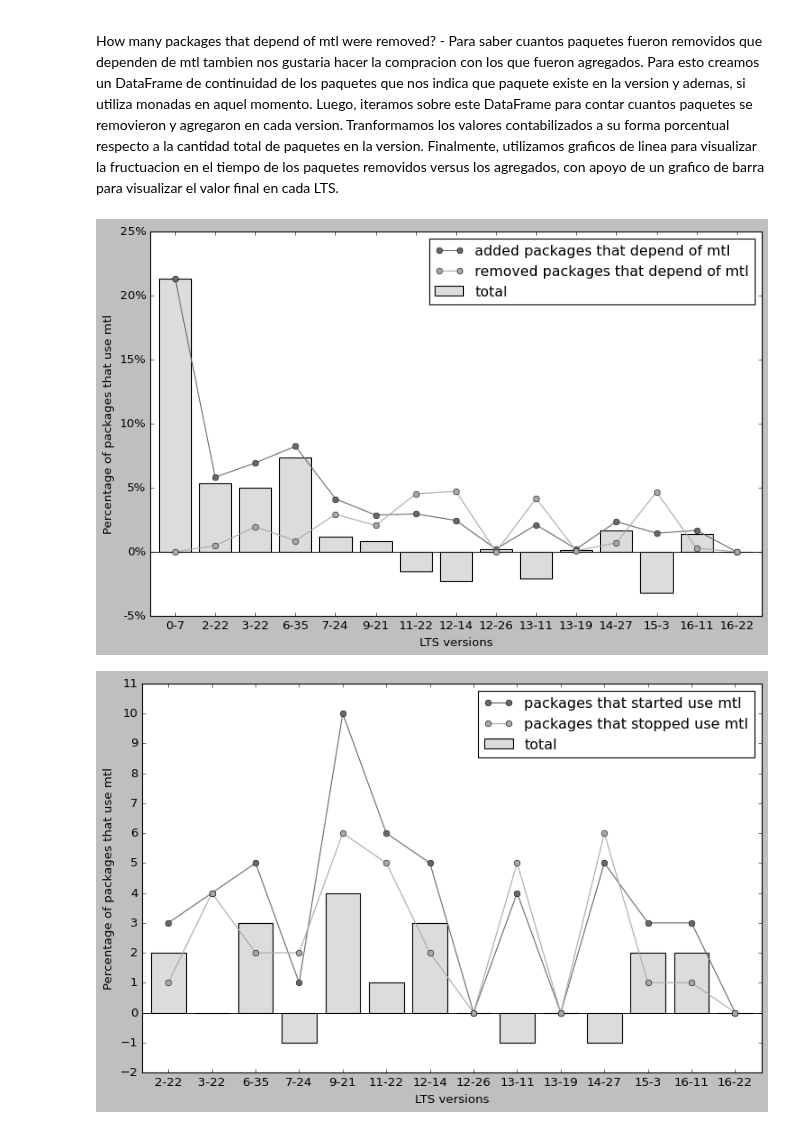
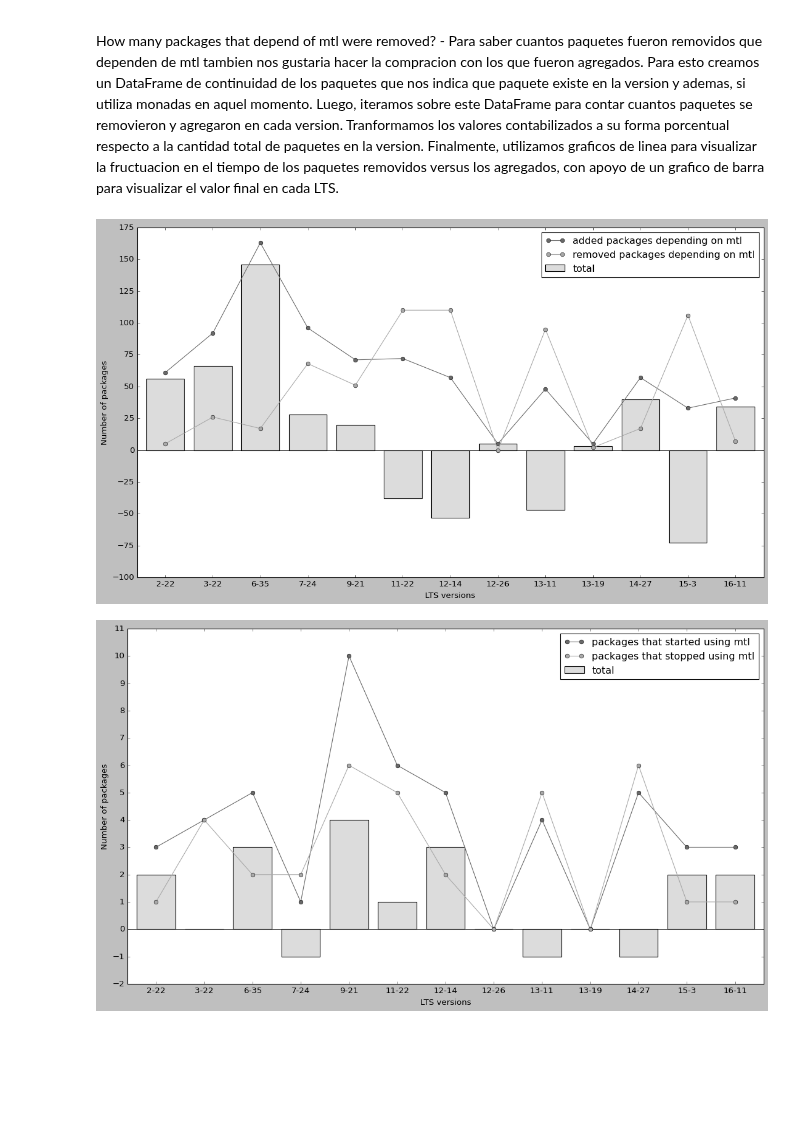
Before and after one commit to pragmaticslaboratory/stackage-evolution, a Jupyter notebook: notebooks/answers.ipynb, the cells around one changed output. Drawn from its saved outputs; the diff is of its cells as text; code cells hidden in the pictures; blank space fills up the shorter version.

```diff
--- a/notebooks/answers.ipynb
+++ b/notebooks/answers.ipynb
@@ -13,7 +13,7 @@ plt.style.use('classic')
 # %% [markdown]
 # Data and constants
 # %%
-lts_list = ['0-7', '2-22', '3-22', '6-35', '7-24', '9-21', '11-22', '12-14', '12-26', '13-11', '13-19', '14-27', '15-3', '16-11', '16-22']
+lts_list = ['0-7', '2-22', '3-22', '6-35', '7-24', '9-21', '11-22', '12-14', '12-26', '13-11', '13-19', '14-27', '15-3', '16-11']
 df_list = []
 df_by_category_list = []
 
@@ -480,17 +489,17 @@ per_values = list(per_transitive.values())
 diff_values = list(diff_transitive.values())
 diff_per_values = list(diff_per_transitive.values())
 # %%
-ax = plt.gca()
-ax.margins(0.02)
-plt.subplots_adjust(bottom=0.1, right=1.1, top=0.5)
-bar = ax.bar(index, per_values, width=0.7, color='darkgrey', align='center', label='Packages out of stackage transitively')
-line = ax.plot(index, per_values, color='grey', marker='o', label='Percentage of packages out of stackage transitively')
+fig, ax = plt.subplots(figsize=(12,8))
+ax.margins(0.015)
+plt.subplots_adjust(bottom=0.1, right=1.2, top=1)
+bar1 = ax.bar(x=lts_list, height=count_values, width=0.8, color='darkgrey', align='center', label='Packages out of Stackage transitively')
+bar2 = ax.bar(x=lts_list, height=diff_values, width=0.8, bottom=count_values, color='lightgrey', label='Stackage packages')
 ax.legend(loc='best')
 ax.set_xlabel('LTS versions')
-ax.set_ylabel('Percentage of packages')
-ax.set_title('How many packages are transitively out of Stockage?')
-ax.set_yticks([10, 20, 30, 40, 50])
-ax.set_yticklabels(['10%', '20%', '30%', '40%', '50%'])
-ax.bar_label(bar, labels=list(map(lambda per: f"{per}%", per_values)))
+ax.set_ylabel('Number of packages')
+
+ax.set_yticks([0, 500, 1000, 1500, 2000, 2500, 3000])
+ax.bar_label(bar1, labels=list(map(lambda per: f"{round(per)}%", per_values)), label_type='center')
+plt.savefig("graphs/rq2.pdf", format='pdf', bbox_inches='tight')
 plt.show()
 # %% [output]
@@ -598,7 +589,7 @@ for num, monad in enumerate(monads_type):
         data[num].append(per)
 # %%
 import operator
-fig, ax = plt.subplots(figsize=(10, 10))
+fig, ax = plt.subplots(figsize=(12, 10))
 ax.margins(0.015)
 plt.subplots_adjust(right=1.1)
 
@@ -621,6 +612,8 @@ for idx, monad in enumerate(monads_type):
 ax.legend(bbox_to_anchor=(1.01, 1), loc='upper left', borderaxespad=0.)
 ax.set_yticks([10, 20, 30, 40, 50, 60, 70, 80, 90, 100])
 ax.set_yticklabels(['10%', '20%', '30%', '40%', '50%', '60%', '70%', '80%', '90%', '100%'])
+ax.set_xlabel('LTS versions')
+ax.set_ylabel('Percentage of monad type use')
 plt.savefig("graphs/rq4.pdf", format='pdf', bbox_inches='tight')
 plt.show()
 # %% [output]
@@ -636,28 +629,23 @@ mtl_continuity_df = build_mtl_continuity_matrix(df_list, get_all_time_packages(d
 from api import get_added_packages_mtl_by_lts, get_removed_packages_mtl_by_lts
 added_mtl_pkgs_count = get_added_packages_mtl_by_lts(mtl_continuity_df)
 removed_mtl_pkgs_count = get_removed_packages_mtl_by_lts(mtl_continuity_df)
-added_mtl_pkgs_per = [x * 100 / len(df_list[idx]) for idx, x in enumerate(added_mtl_pkgs_count)]
-removed_mtl_pkgs_per = [x * 100 / len(df_list[idx]) for idx, x in enumerate(removed_mtl_pkgs_count)]
-total = [(x - y) * 100 / len(df_list[idx]) for idx, (x, y) in enumerate(zip(added_mtl_pkgs_count, removed_mtl_pkgs_count))]
+total = [(x - y) for idx, (x, y) in enumerate(zip(added_mtl_pkgs_count, removed_mtl_pkgs_count))]
 # %%
-fig, ax = plt.subplots()
+fig, ax = plt.subplots(figsize=(12,8))
 ax.margins(0.015)
 plt.subplots_adjust(bottom=0.1, right=1.2, top=1)
 ax.axhline(0, color='black', linewidth=0.8)
-
-bar1 = ax.bar(lts_list, total, width=0.8, color='gainsboro', align='center', label='total')
-line = ax.plot(lts_list, added_mtl_pkgs_per, color='dimgrey', marker='o', label='added packages that depend of mtl ')
-line = ax.plot(lts_list, removed_mtl_pkgs_per, color='darkgrey', marker='o', label='removed packages that depend of mtl')
-
+bar = ax.bar(lts_list[1:], total[1:], width=0.8, color='gainsboro', align='center', label='total')
+line = ax.plot(lts_list[1:], added_mtl_pkgs_count[1:], color='dimgrey', marker='o', label='added packages depending on mtl')
+line = ax.plot(lts_list[1:], removed_mtl_pkgs_count[1:], color='darkgrey', marker='o', label='removed packages depending on mtl')
 ax.legend(loc='best')
 ax.set_xlabel('LTS versions')
-ax.set_ylabel('Percentage of packages that use mtl')
-ax.set_yticks([-5, 0, 5, 10, 15, 20, 25])
-ax.set_yticklabels(['-5%', '0%', '5%', '10%', '15%', '20%', '25%'])
+ax.set_ylabel('Number of packages')
+ax.set_yticks([-100, -75, -50, -25, 0, 25, 50, 75, 100, 125, 150, 175])
 plt.savefig("graphs/rq5_1.pdf", format='pdf', bbox_inches='tight')
 plt.show()
 # %% [output]
-[figure, old version]
+[figure, new version]
 # %%
 from api import get_packages_started_use_mtl, get_packages_stopped_use_mtl
 packages_started_use_mtl_count = get_packages_started_use_mtl(mtl_continuity_df)
@@ -668,21 +653,17 @@ total = [(x - y) * 100 / len(df_list[idx]) for idx, (x, y) in enumerate(zip(pack
 total = [(x - y) for idx, (x, y) in enumerate(zip(packages_started_use_mtl_count, packages_stopped_use_mtl_count))]
 # %%
-fig, ax = plt.subplots()
+fig, ax = plt.subplots(figsize=(12,8))
 ax.margins(0.015)
 plt.subplots_adjust(bottom=0.1, right=1.2, top=1)
 ax.axhline(0, color='black', linewidth=0.8)
-
-bar1 = ax.bar(lts_list[1:], total[1:], width=0.8, color='gainsboro', align='center', label='total')
-line = ax.plot(lts_list[1:], packages_started_use_mtl_count[1:], color='dimgrey', marker='o', label='packages that started use mtl')
-line = ax.plot(lts_list[1:], packages_stopped_use_mtl_count[1:], color='darkgrey', marker='o', label='packages that stopped use mtl')
-
+bar = ax.bar(lts_list[1:], total[1:], width=0.8, color='gainsboro', align='center', label='total')
+line = ax.plot(lts_list[1:], packages_started_use_mtl_count[1:], color='dimgrey', marker='o', label='packages that started using mtl')
+line = ax.plot(lts_list[1:], packages_stopped_use_mtl_count[1:], color='darkgrey', marker='o', label='packages that stopped using mtl')
 ax.legend(loc='best')
 ax.set_xlabel('LTS versions')
-ax.set_ylabel('Percentage of packages that use mtl')
-
+ax.set_ylabel('Number of packages')
 ax.set_yticks([-2, -1, 0, 1, 2, 3, 4, 5, 6, 7, 8, 9, 10, 11])
-
 plt.savefig("graphs/rq5_2.pdf", format='pdf', bbox_inches='tight')
 plt.show()
 # %% [output]
-[figure, old version]
+[figure, new version]
```
Also changed, not shown: parts of 16 cells of this notebook, 11 other files.
